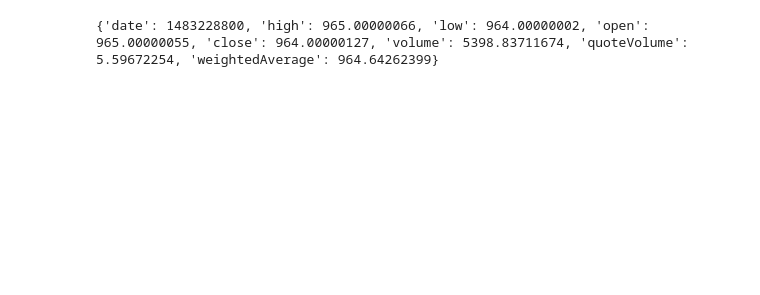
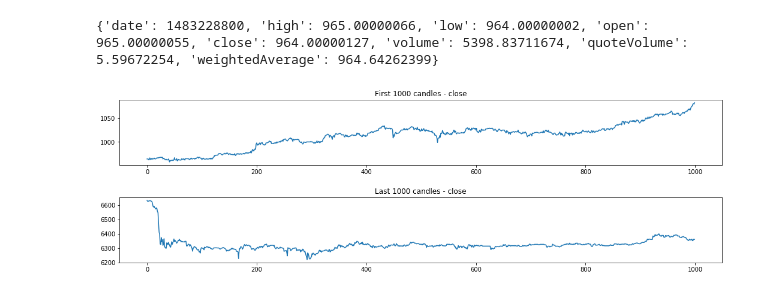
Before and after one commit to bana513/DeepLearningHomework, a Jupyter notebook: Poloniex.ipynb, the cells around one changed output. Drawn from its saved outputs; the diff is of its cells as text; code cells hidden in the pictures; blank space fills up the shorter version.

Commit message:
PreproceddData.ipynb moved to Poloniex.ipynb

```diff
--- a/Poloniex.ipynb
+++ b/Poloniex.ipynb
@@ -19,3 +18,19 @@ with open("poloniex_usdt_btc_20170101_DOHLCV_300.csv", "w", newline='') as f:
     writer.writerow(['date', 'open', 'high', 'low', 'close', 'volume'])
     for line in data:
         writer.writerow([line['date'], line['open'], line['high'],line['low'], line['close'], line['volume']])
+# %%
+import matplotlib.pyplot as plt
+
+data = np.genfromtxt('poloniex_usdt_btc_20170101_DOHLCV_300.csv', delimiter=';', skip_header=1)
+
+# Visualizing chart with close prices
+# These charts are ok
+plt.figure(figsize=(18, 5))
+plt.subplot(211).set_title('First 1000 candles - close')
+plt.plot(data[:1000,4])
+plt.subplot(212).set_title('Last 1000 candles - close')
+plt.plot(data[-1000:,4])
+plt.subplots_adjust(hspace=0.5)
+plt.show()
+# %% [output]
+[figure, added]
```
Also changed, not shown: parts of 3 cells of this notebook, 1 other file.
